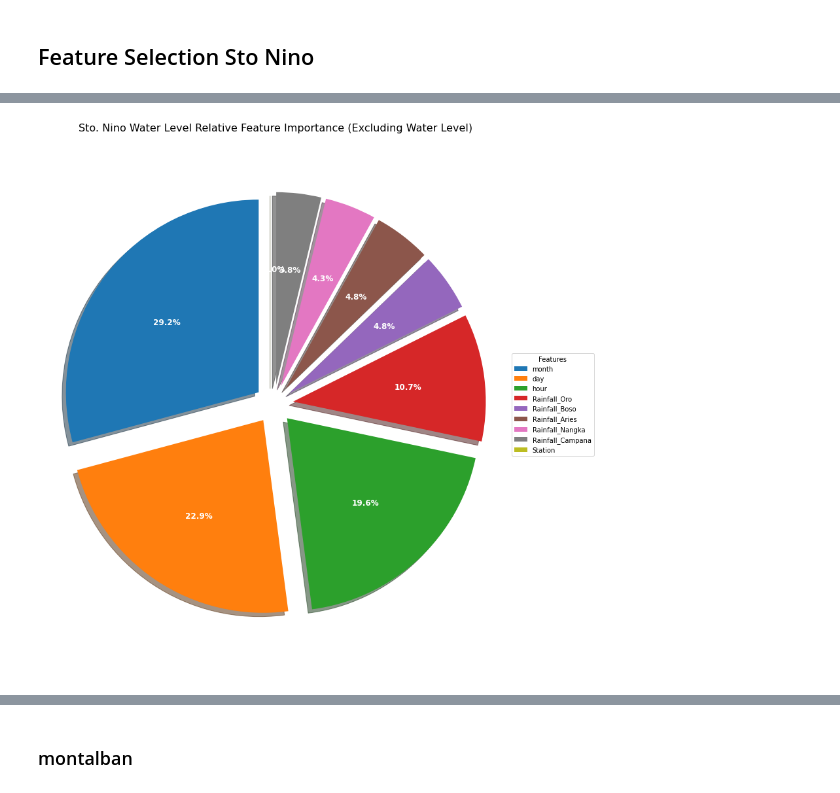
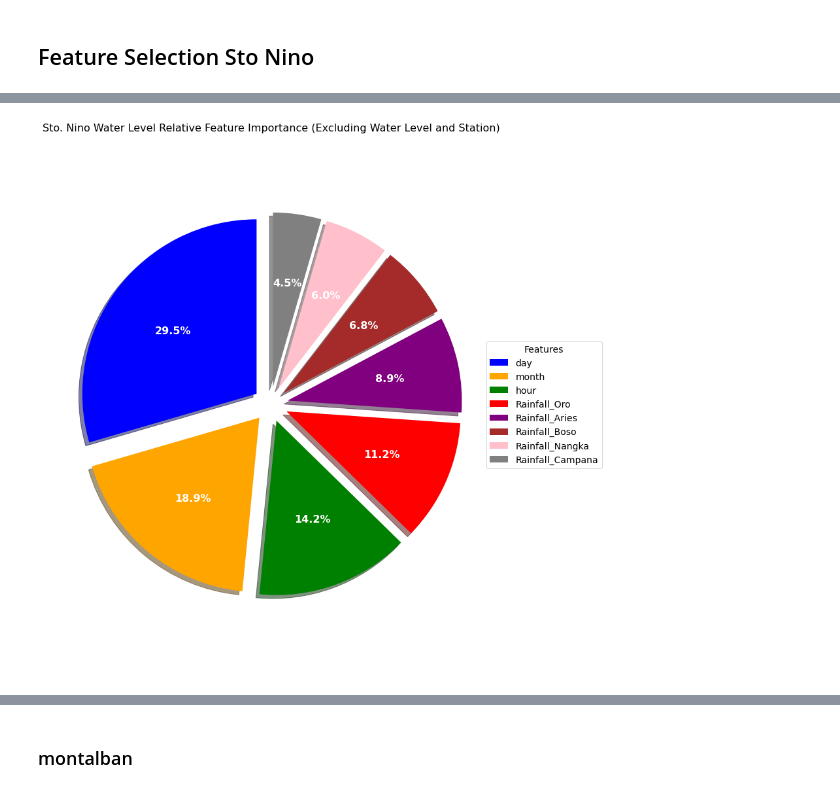
Before and after one commit to NeilQue/dsci_thesis, a Jupyter notebook: Modelling/anns_window_1_full_dataset.ipynb, the cells around one changed output, grey strips where cells are left out. Cells and saved outputs as stored; diff of their text form; code cells hidden in the pictures.

```diff
--- a/Modelling/anns_window_1_full_dataset.ipynb
+++ b/Modelling/anns_window_1_full_dataset.ipynb
@@ -457,3 +483,12 @@ for x, _ in sto_nino_window.test:
         sto_nino_y_pred.append(predictions[i])
 
 sto_nino_y_pred = np.array(sto_nino_y_pred).reshape(sto_nino_y_true.shape)
+# %%
+test_pred = []
+
+for x, _ in sto_nino_window.test.take(1):
+    predictions_test = lstm_model(x)
+    for i in range(len(predictions_test)):
+        test_pred.append(predictions_test[i])
+
+test_pred
@@ -561,3 +625,6 @@ array([[ 0.03908325, -0.0781977 , -0.02239221, ..., -0.00062965,
+# %%
+for i, x in enumerate(shap_values_sto_nino.data):
+    print(i, x)
 # %%
 # Get feature names
 feature_names = list(sto_nino_window.train_df.columns)
@@ -646,7 +726,7 @@ num_features = len(feature_names)
 num_time_steps = sto_nino_window.input_width
 
 # Reshape SHAP values: (num_samples, total_features) → (num_samples, time_steps, num_features)
-shap_values_reshaped_sto_nino = shap_values_array_sto_nino.reshape(test_data_flat.shape[0], num_time_steps, num_features)
+shap_values_reshaped_sto_nino = shap_values_array_sto_nino.reshape(test_data_flat_sto_nino.shape[0], num_time_steps, num_features)
 
 # Aggregate SHAP values across time steps (mean absolute impact per feature)
 shap_feature_importance_sto_nino = np.mean(np.abs(shap_values_reshaped_sto_nino), axis=(0, 1))  # Mean across samples & time
@@ -691,36 +771,56 @@ sorted_importance_sto_nino
  0.0]
 # %%
-normalized_importance_sto_nino = [x / sum(sorted_importance_sto_nino) for x in sorted_importance_sto_nino]
+# Filter out features with zero importance
+non_zero_indices_sto_nino = [i for i, x in enumerate(sorted_importance_sto_nino) if x > 0]
+non_zero_features_sto_nino = [sorted_features_sto_nino[i] for i in non_zero_indices_sto_nino]
+non_zero_importance_sto_nino = [sorted_importance_sto_nino[i] for i in non_zero_indices_sto_nino]
 
-# Recreate pie chart with normalized values
+# Normalize the non-zero values
+normalized_importance_sto_nino = [x / sum(non_zero_importance_sto_nino) for x in non_zero_importance_sto_nino]
+
+# Define custom colors for specific features
+feature_colors = {
+    "day": "blue",
+    "month": "orange",
+    "hour": "green",
+    "Rainfall_Oro": "red",
+    "Rainfall_Aries": "purple",
+    "Rainfall_Boso": "brown",
+    "Rainfall_Nangka": "pink",
+    "Rainfall_Campana": "gray"
+}
+
+colors = [feature_colors.get(feat, "C0") for feat in non_zero_features_sto_nino]  # Default to 'C0' if not in the dictionary
+
+# Recreate pie chart with normalized values (zero values removed)
 plt.figure(figsize=(12, 12))
 wedges, texts, autotexts = plt.pie(
     normalized_importance_sto_nino,  # Use normalized values
     labels=None,
     autopct='%1.1f%%',
     startangle=90,
     shadow=True,
     explode=[0.1]*len(normalized_importance_sto_nino),
-    textprops={'fontsize': 12}
+    textprops={'fontsize': 16},
+    colors=colors  # Apply the custom colors
 )
-
 # Enhance text visibility
 for autotext in autotexts:
     autotext.set_color('white')
     autotext.set_fontweight('bold')
-
 # Add legend
 plt.legend(
     wedges,
-    sorted_features_sto_nino,  # Make sure sorted_features corresponds to the values
+    non_zero_features_sto_nino,  # Now using filtered features list
     title="Features",
     loc="center left",
-    bbox_to_anchor=(1, 0, 0.5, 1)
+    bbox_to_anchor=(1, 0, 0.5, 1),
+    title_fontsize=14,  # Increase legend title font size
+    prop={'size': 14}  # Increase legend text font size
 )
-
 plt.axis('equal')
-plt.title('Sto. Nino Water Level Relative Feature Importance (Excluding Water Level)', fontsize=16)
+plt.title('Sto. Nino Water Level Relative Feature Importance (Excluding Water Level and Station)', fontsize=16)
 plt.tight_layout()
 plt.show()
 # %% [output]
-[figure, old version]
+[figure, new version]
```
Also changed, not shown: parts of 44 cells of this notebook, 10 other files.
